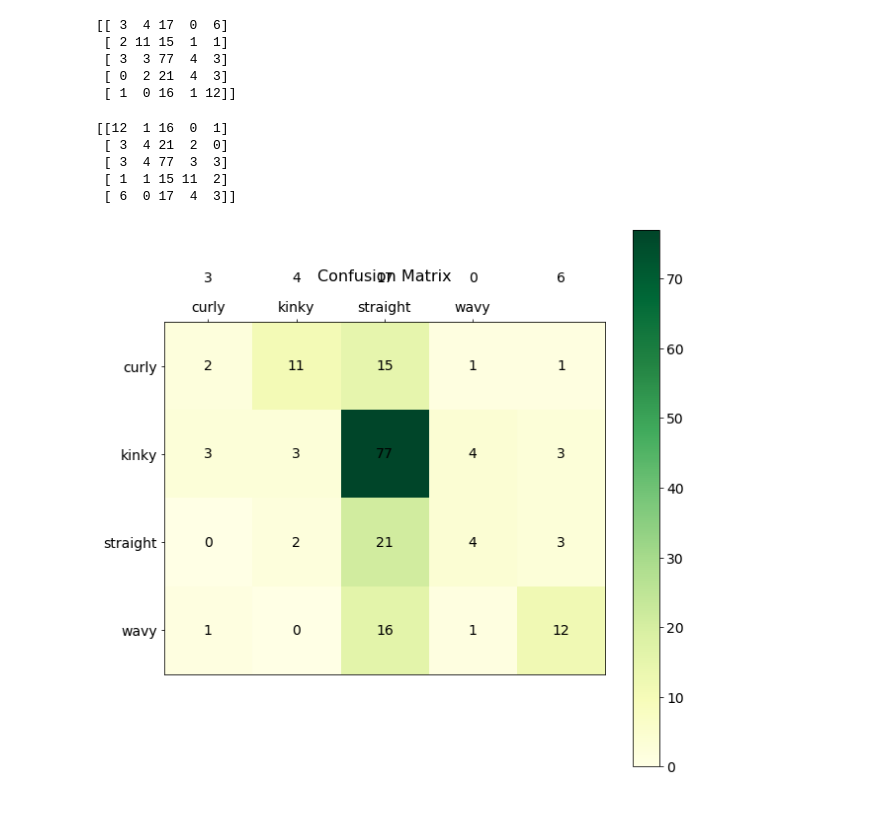
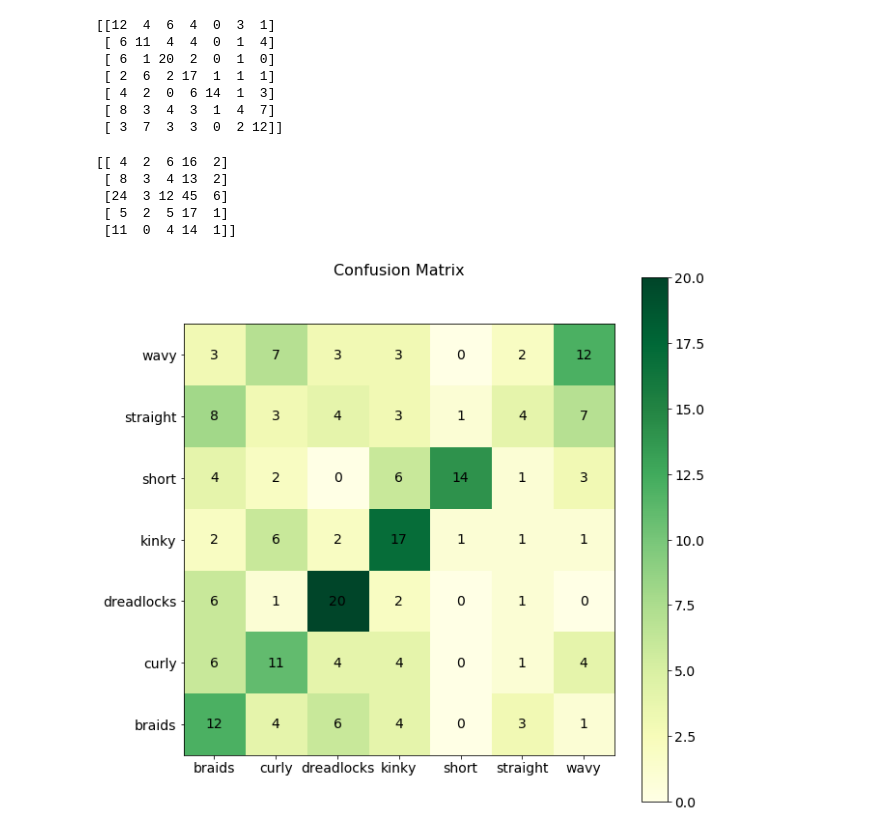
Before and after one commit to jsbridge/insight_code, a Jupyter notebook: cnn_from_scratch.ipynb, the cells around one changed output. Saved outputs shown, nothing was run; the diff lists cells and outputs as text; code cells hidden in the pictures.

```diff
--- a/cnn_from_scratch.ipynb
+++ b/cnn_from_scratch.ipynb
@@ -127,7 +137,7 @@ model.add(Flatten())
 model.add(Dense(64))
 model.add(Activation('relu'))
 model.add(Dropout(0.5))
-model.add(Dense(5))
+model.add(Dense(7))
 model.add(Activation('softmax'))
 
 model.compile(loss='categorical_crossentropy',
@@ -135,17 +145,17 @@ model.compile(loss='categorical_crossentropy',
               metrics=['accuracy'])
 
 #load weights into new model
-model.load_weights('model_masks_saved.h5')
+model.load_weights('/mntDrive/My Drive/Colab Notebooks/model_masks_saved_7cat.h5')
 
 
 #GENERATE CONFUSION MATRIX, ITERATE OVER ALL TEST IMAGES
 #path to folder where test images are located
-path = './Figaro1k/Combo/Testing/'
+path = '/mntDrive/My Drive/Colab Notebooks/Combo/Testing/'
 files = os.listdir(path)
 
 y_true = [] #list of ground truth labels, will be plugged into sklearn confusion matrix
 y_pred = [] #list of predicted labels
-dict_labels = {0:'curly', 1:'kinky', 2:'other', 3:'straight', 4:'wavy'}
+dict_labels = {0:'braids', 1:'curly', 2:'dreadlocks', 3:'kinky', 4:'short_men', 5:'straight', 6:'wavy'}
 
 #iterate over every subfolder, and every image in each subfolder
 #subfolders correspond to each class
@@ -172,39 +182,41 @@ for file in files:
 
 
 #generate, print the confusion matrix
-cm = confusion_matrix(y_true, y_pred, labels=['curly','kinky','other','straight', 'wavy'])
+cm = confusion_matrix(y_true, y_pred, labels=['braids', 'curly','dreadlocks', 'kinky','short_men','straight', 'wavy'])
 print(cm)
 # %% [output]
-[[ 3  4 17  0  6]
- [ 2 11 15  1  1]
- [ 3  3 77  4  3]
- [ 0  2 21  4  3]
- [ 1  0 16  1 12]]
+[[12  4  6  4  0  3  1]
+ [ 6 11  4  4  0  1  4]
+ [ 6  1 20  2  0  1  0]
+ [ 2  6  2 17  1  1  1]
+ [ 4  2  0  6 14  1  3]
+ [ 8  3  4  3  1  4  7]
+ [ 3  7  3  3  0  2 12]]
 # %%
 import matplotlib.pyplot as plt
 import numpy as np
 # %%
 print(np.flipud(np.fliplr(cm)))
 # %% [output]
-[[12  1 16  0  1]
- [ 3  4 21  2  0]
- [ 3  4 77  3  3]
- [ 1  1 15 11  2]
- [ 6  0 17  4  3]]
+[[ 4  2  6 16  2]
+ [ 8  3  4 13  2]
+ [24  3 12 45  6]
+ [ 5  2  5 17  1]
+ [11  0  4 14  1]]
 # %%
 fig, ax = plt.subplots(figsize=(10,10))
-im=ax.imshow(cm[::-1], origin='upper', cmap='YlGn')
+im=ax.imshow(cm, origin='upper', cmap='YlGn')
 ax.set_title('Confusion Matrix', fontsize = 16, y =1.1)
-for (j,i),label in np.ndenumerate(np.flipud(cm)):
+for (j,i),label in np.ndenumerate(cm):
     ax.text(i,j,label,ha='center',va='center', fontsize=14)
-plt.xticks([0,1,2,3], ('curly', 'kinky', 'straight', 'wavy'), fontsize=14)
-plt.yticks([0,1,2,3], ('wavy', 'straight', 'kinky', 'curly'), fontsize=14)
-ax.set_ylim(-0.5, 3.5)
-ax.xaxis.set_ticks_position('top')
-ax.xaxis.set_label_position('top')
+plt.xticks([0,1,2,3,4,5,6], ('braids','curly', 'dreadlocks','kinky', 'short' ,'straight', 'wavy'), fontsize=14)
+plt.yticks([0,1,2,3,4,5,6], ('braids','curly', 'dreadlocks','kinky', 'short' ,'straight', 'wavy'), fontsize=14)
+ax.set_ylim(-0.5, 6.5)
+#ax.xaxis.set_ticks_position('top')
+#ax.xaxis.set_label_position('top')
 cb = plt.colorbar(im)
 cb.ax.tick_params(labelsize=14)
-plt.savefig('confusion_matrix.pdf')
+plt.savefig('/mntDrive/My Drive/Colab Notebooks/confusion_matrix.pdf')
 plt.show()
 # %% [output]
-[figure, old version]
+[figure, new version]
```
Also changed, not shown: parts of 7 cells of this notebook, 2 other files.
